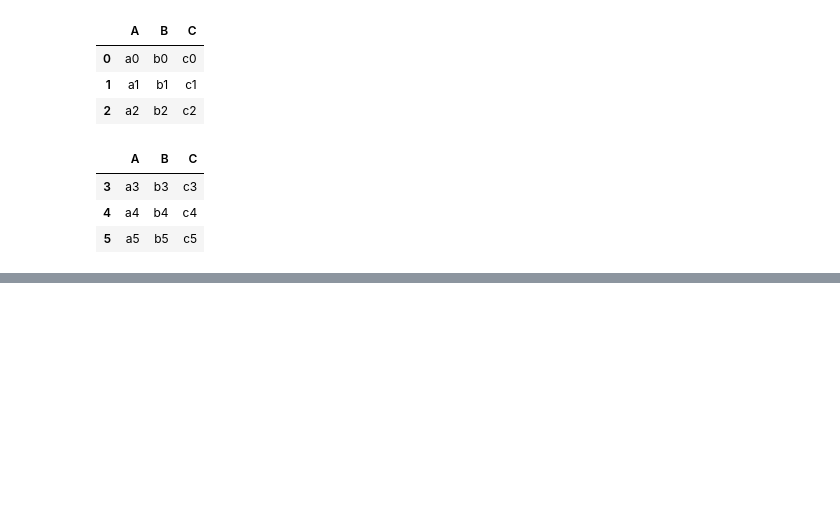
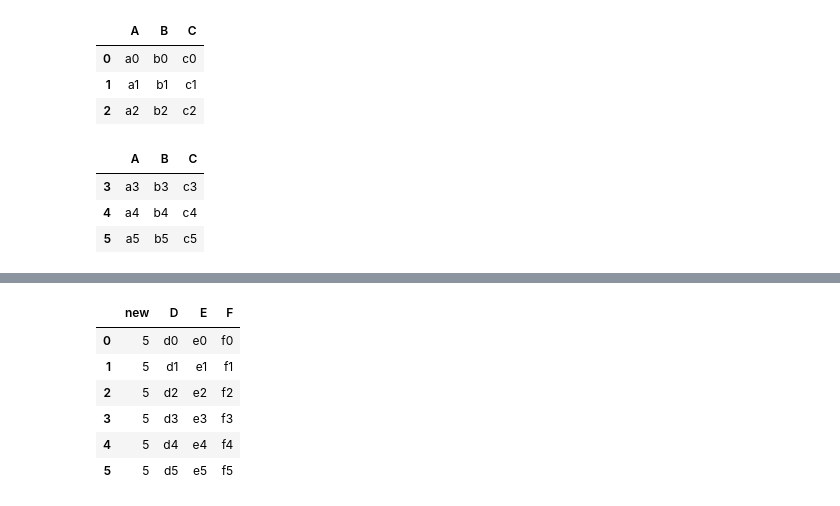
Before and after one commit to Ironhack-Data-Madrid-Octubre-2021/lab-pandas, a Jupyter notebook: your-code/pandas_2_concat-merge-join.ipynb, the cells around one changed output, grey strips where cells are left out. Saved outputs shown, nothing was run; the diff lists cells and outputs as text; code cells hidden in the pictures; blank space fills up the shorter version.

```diff
--- a/your-code/pandas_2_concat-merge-join.ipynb
+++ b/your-code/pandas_2_concat-merge-join.ipynb
@@ -221,0 +246,12 @@ KeyError: 'new'
+# %%
+new_df2= pd.DataFrame ({'new':[5,5,5,5,5,5]}) #no hace falta añadir columns = 'nombre de columna'
+left_total_2=pd.concat([new_df2, union2], axis=1,)
+left_total_2
+# %% [output]
+|  | new | D | E | F |
+| 0 | 5 | d0 | e0 | f0 |
+| 1 | 5 | d1 | e1 | f1 |
+| 2 | 5 | d2 | e2 | f2 |
+| 3 | 5 | d3 | e3 | f3 |
+| 4 | 5 | d4 | e4 | f4 |
+| 5 | 5 | d5 | e5 | f5 |
```
Also changed, not shown: parts of 10 cells of this notebook.
